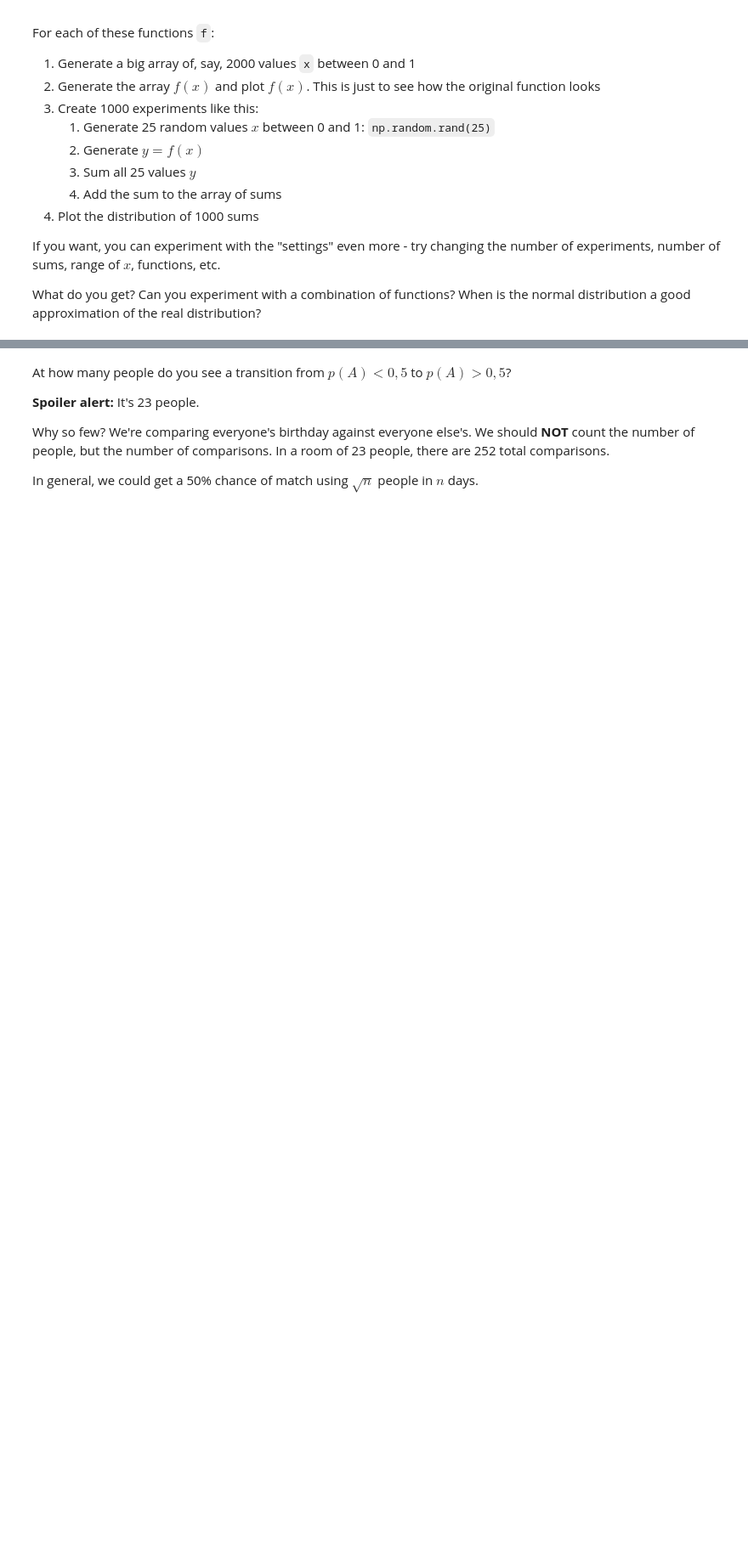
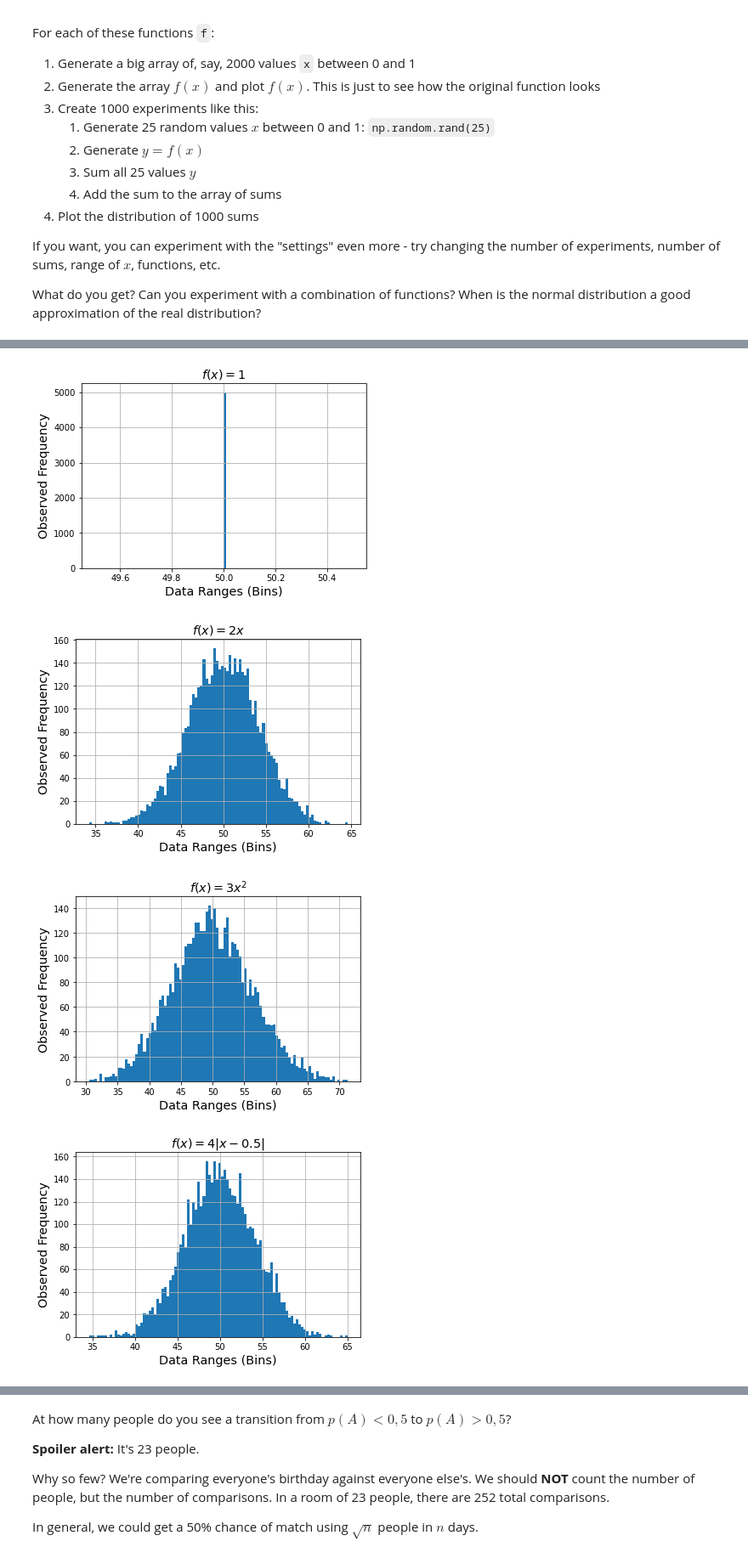
Before and after one commit to momchilantonov/SoftUni-Math-Concepts-For-Developers-February-2021, a Jupyter notebook: Probability-And-Combinatorics/Homework/Probability and Combinatorics Exercise.ipynb, the cells around one changed output, grey strips where cells are left out. Shown at 85% size. Cells and saved outputs as stored; diff of their text form; code cells hidden in the pictures; blank space fills up the shorter version.

```diff
--- a/Probability-And-Combinatorics/Homework/Probability and Combinatorics Exercise.ipynb
+++ b/Probability-And-Combinatorics/Homework/Probability and Combinatorics Exercise.ipynb
@@ -153,0 +203,12 @@ What do you get? Can you experiment with a combination of functions? When is the
+# %%
+# Plot the histograms with different "settings"
+plot_clt_histogram(lambda x: 1, 5000, 50, 100, "$f(x)=1$")
+plot_clt_histogram(lambda x: 2 * x, 5000, 50, 100, "$f(x)=2x$")
+plot_clt_histogram(lambda x: 3 * x ** 2, 5000, 50, 100, "$f(x)=3x^2$")
+plot_clt_histogram(lambda x: 4 * np.abs(x-0.5), 5000, 50, 100, "$f(x)=4|x-0.5|$")
+plot_clt_histogram(lambda x: 2 - 4 * np.abs(x-0.5), 5000, 50, 100, "$f(x)=2-4|x-0.5|$")
+# %% [output]
+[figure, added]
+[figure, added]
+[figure, added]
+[figure, added]
```
Also changed, not shown: parts of 6 cells of this notebook, 1 other file.
